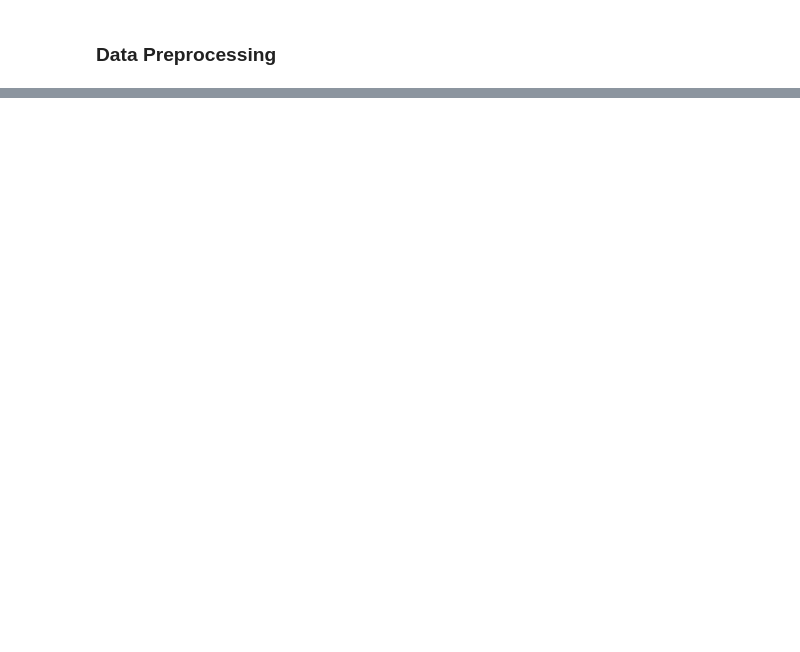
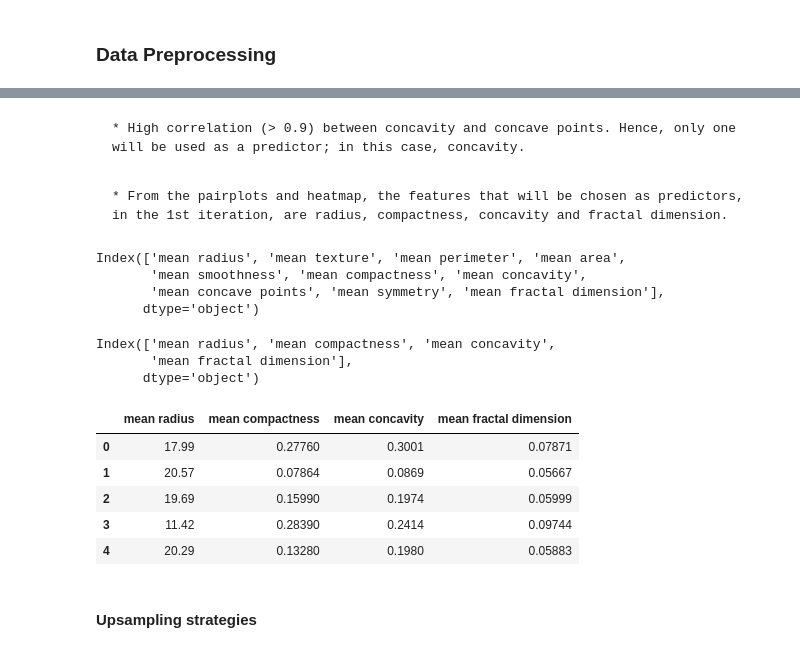
Before and after one commit to sameervk/UCI_Breast_Cancer_Classification, a Jupyter notebook: UCI_Breast_Cancer_sklearn.ipynb, the cells around one changed output, grey strips where cells are left out. Cells and saved outputs as stored; diff of their text form; code cells hidden in the pictures; blank space fills up the shorter version.

```diff
--- a/UCI_Breast_Cancer_sklearn.ipynb
+++ b/UCI_Breast_Cancer_sklearn.ipynb
@@ -130,2 +193,32 @@ Name: Class, dtype: int64
+# %% [markdown]
+    * High correlation (> 0.9) between concavity and concave points. Hence, only one will be used as a predictor; in this case, concavity.
+# %% [markdown]
+    * From the pairplots and heatmap, the features that will be chosen as predictors, in the 1st iteration, are radius, compactness, concavity and fractal dimension.
+# %%
+bc_features_df.columns
+# %% [output]
+Index(['mean radius', 'mean texture', 'mean perimeter', 'mean area',
+       'mean smoothness', 'mean compactness', 'mean concavity',
+       'mean concave points', 'mean symmetry', 'mean fractal dimension'],
+      dtype='object')
+# %%
+chosen_features = bc_features_df.columns[[0,5,6,9]]
+chosen_features
+# %% [output]
+Index(['mean radius', 'mean compactness', 'mean concavity',
+       'mean fractal dimension'],
+      dtype='object')
+# %%
+feature_dataset = bc_features_df[chosen_features]
+feature_dataset.head(5)
+# %% [output]
+|  | mean radius | mean compactness | mean concavity | mean fractal dimension |
+| 0 | 17.99 | 0.27760 | 0.3001 | 0.07871 |
+| 1 | 20.57 | 0.07864 | 0.0869 | 0.05667 |
+| 2 | 19.69 | 0.15990 | 0.1974 | 0.05999 |
+| 3 | 11.42 | 0.28390 | 0.2414 | 0.09744 |
+| 4 | 20.29 | 0.13280 | 0.1980 | 0.05883 |
+# %% [markdown]
+#### Upsampling strategies
 # %%
 from sklearn.preprocessing import StandardScaler
```
Also changed, not shown: parts of 13 cells of this notebook.
